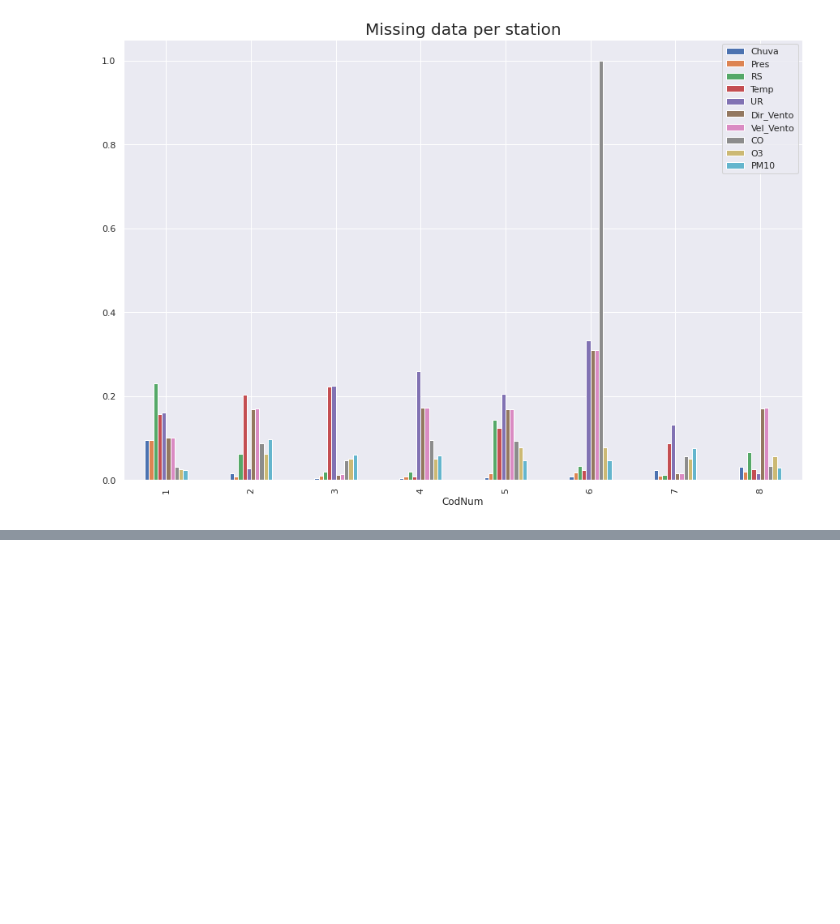
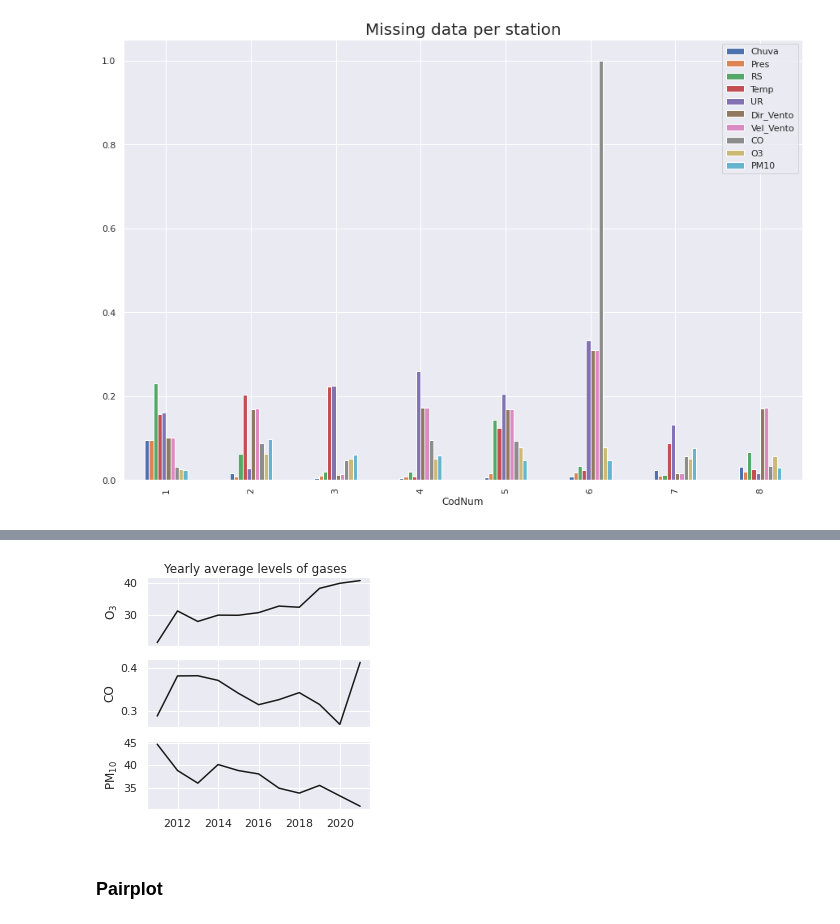
Before and after one commit to lucasmoschen/machine-learning-project, a Jupyter notebook: notebooks/eda.ipynb, the cells around one changed output, grey strips where cells are left out. Drawn from its saved outputs; the diff is of its cells as text; code cells hidden in the pictures; blank space fills up the shorter version.

```diff
--- a/notebooks/eda.ipynb
+++ b/notebooks/eda.ipynb
@@ -196,0 +286,22 @@ dtype: int64
+# %%
+air_data_yearly = air_data.groupby("year").mean()[["O3", "CO", "PM10"]]
+
+fig, ax = plt.subplots(3,1,figsize = (4,4), sharex = True)
+air_data_yearly.O3.plot(ax=ax[0],xlabel='',color='k')
+air_data_yearly.CO.plot(ax=ax[1],xlabel='',color='k')
+air_data_yearly.PM10.plot(ax=ax[2],xlabel='',color='k')
+
+ax[0].set_ylabel(r"O$_3$", fontsize = 12)
+ax[1].set_ylabel(r"CO", fontsize = 12)
+ax[2].set_ylabel(r"PM$_{10}$", fontsize = 12)
+
+fig.suptitle("Yearly average levels of gases")
+plt.subplots_adjust(top=0.93)
+
+plt.savefig(IMAGES_FOLDER + "time-plots-gases-yearly.eps", bbox_inches="tight")
+
+plt.show()
+# %% [output]
+[figure, added]
+# %% [markdown]
+### Pairplot
```
Also changed, not shown: parts of 16 cells of this notebook, 6 other files.
